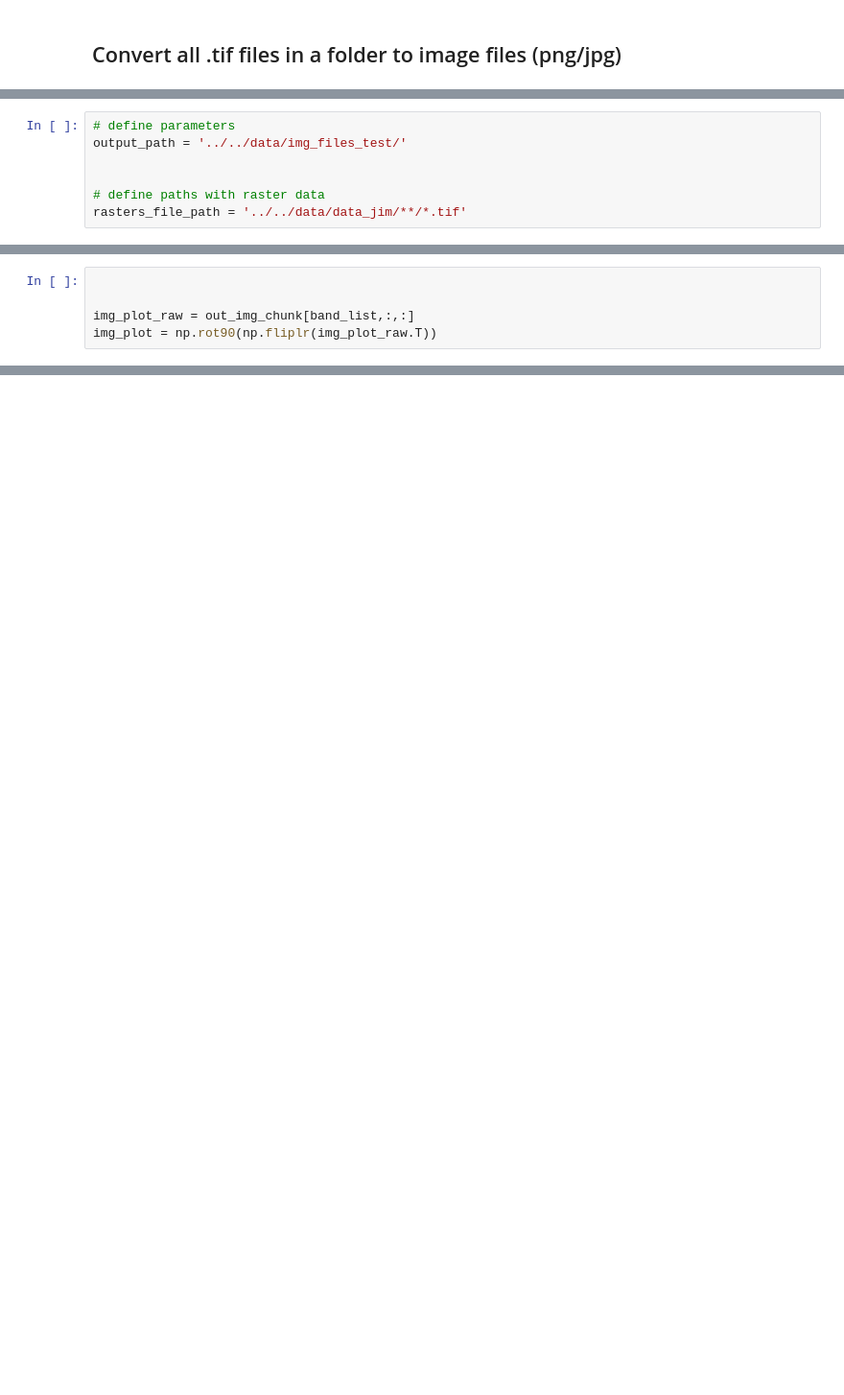
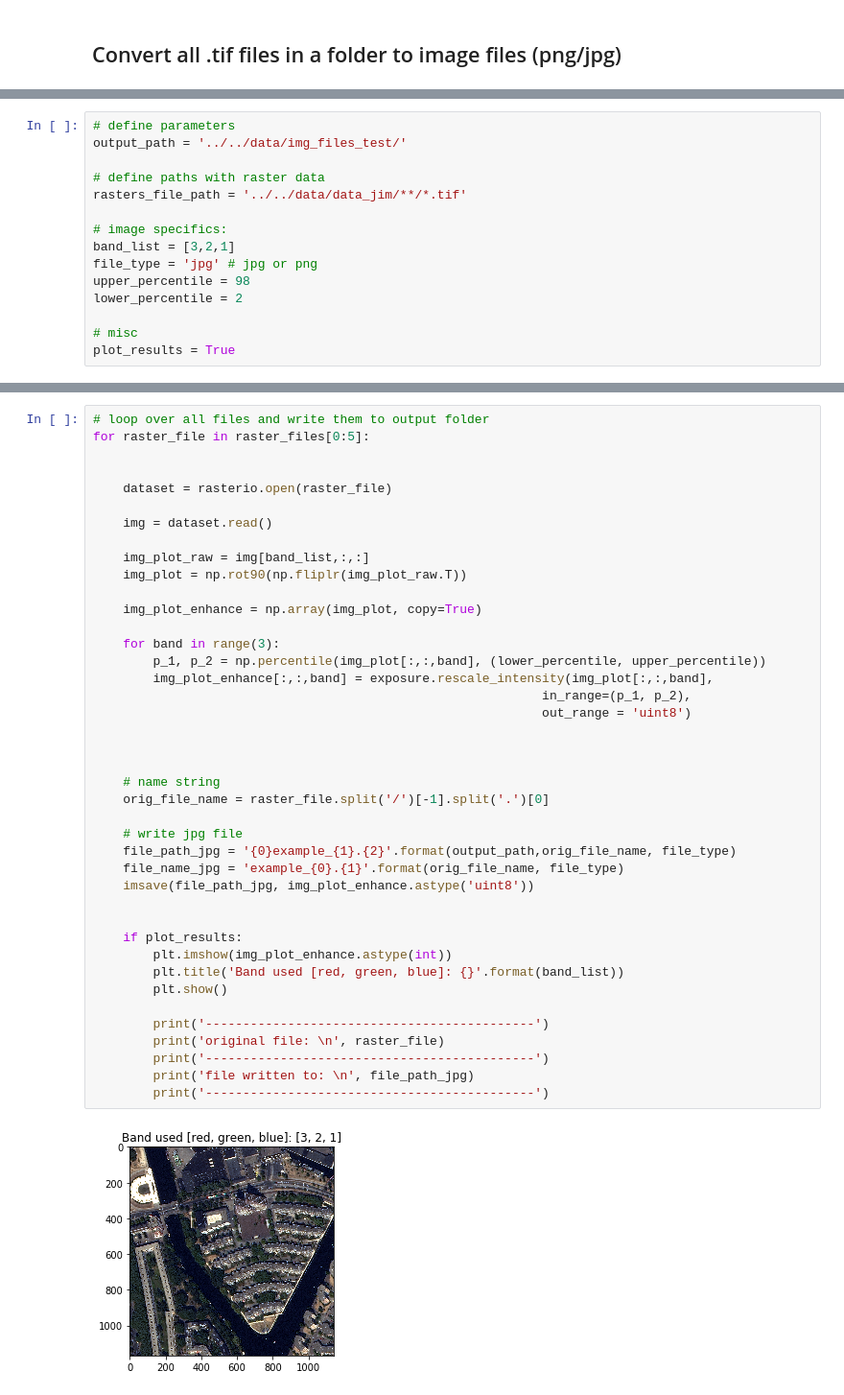
Before and after one commit to krakchris/TreeTect, a Jupyter notebook: notebooks/tif2img.ipynb, the cells around one changed output, grey strips where cells are left out. Shown at 96% size. Saved outputs shown, nothing was run; the diff lists cells and outputs as text; blank space fills up the shorter version.

```diff
--- a/notebooks/tif2img.ipynb
+++ b/notebooks/tif2img.ipynb
@@ -6,7 +18,15 @@ import glob
 # define parameters
 output_path = '../../data/img_files_test/'
 
-
 # define paths with raster data
 rasters_file_path = '../../data/data_jim/**/*.tif'
+
+# image specifics:
+band_list = [3,2,1]
+file_type = 'jpg' # jpg or png
+upper_percentile = 98
+lower_percentile = 2
+
+# misc
+plot_results = True
 # %%
@@ -29,5 +34,0 @@ raster_files
-# %%
-
-
-img_plot_raw = out_img_chunk[band_list,:,:]
-img_plot = np.rot90(np.fliplr(img_plot_raw.T))
@@ -33,0 +43,43 @@ img_plot = np.rot90(np.fliplr(img_plot_raw.T))
+# %%
+# loop over all files and write them to output folder
+for raster_file in raster_files[0:5]:
+
+
+    dataset = rasterio.open(raster_file)
+
+    img = dataset.read()
+
+    img_plot_raw = img[band_list,:,:]
+    img_plot = np.rot90(np.fliplr(img_plot_raw.T))
+
+    img_plot_enhance = np.array(img_plot, copy=True)
+
+    for band in range(3):
+        p_1, p_2 = np.percentile(img_plot[:,:,band], (lower_percentile, upper_percentile))
+        img_plot_enhance[:,:,band] = exposure.rescale_intensity(img_plot[:,:,band],
+                                                            in_range=(p_1, p_2),
+                                                            out_range = 'uint8')
+
+
+
+    # name string
+    orig_file_name = raster_file.split('/')[-1].split('.')[0]
+
+    # write jpg file
+    file_path_jpg = '{0}example_{1}.{2}'.format(output_path,orig_file_name, file_type)
+    file_name_jpg = 'example_{0}.{1}'.format(orig_file_name, file_type)
+    imsave(file_path_jpg, img_plot_enhance.astype('uint8'))
+
+
+    if plot_results:
+        plt.imshow(img_plot_enhance.astype(int))
+        plt.title('Band used [red, green, blue]: {}'.format(band_list))
+        plt.show()
+
+        print('--------------------------------------------')
+        print('original file: \n', raster_file)
+        print('--------------------------------------------')
+        print('file written to: \n', file_path_jpg)
+        print('--------------------------------------------')
+# %% [output]
+[figure, added]
```
Also changed, not shown: parts of 6 cells of this notebook.
